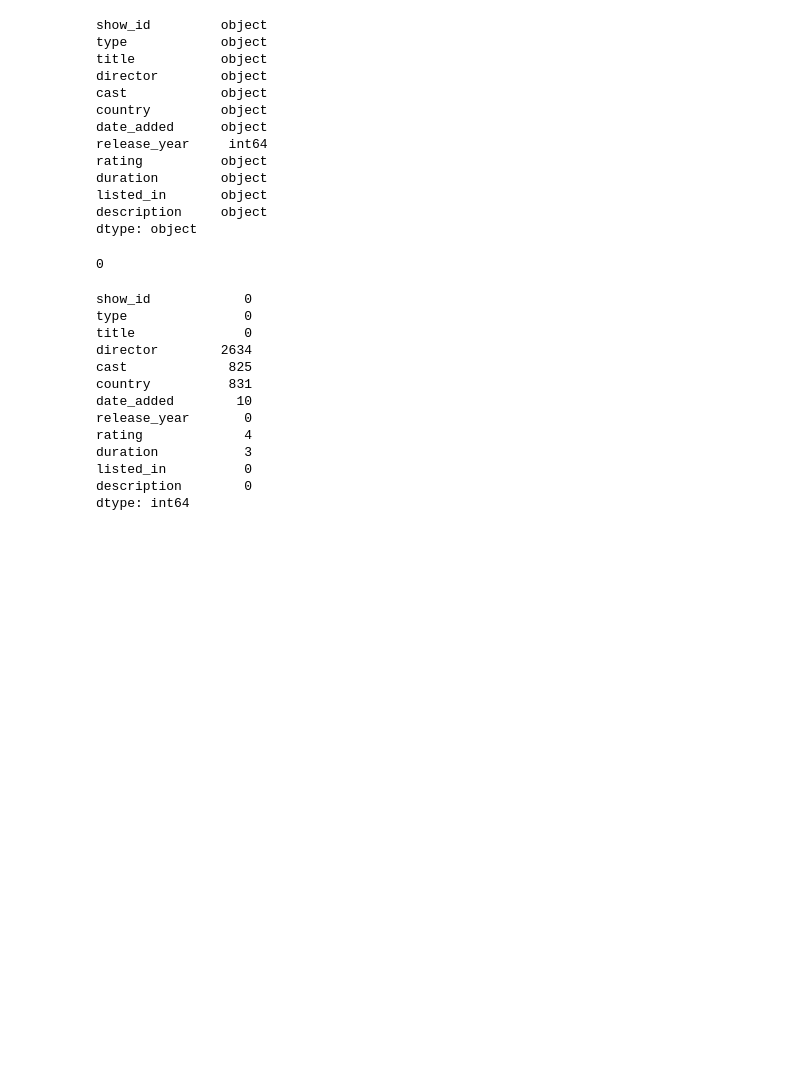
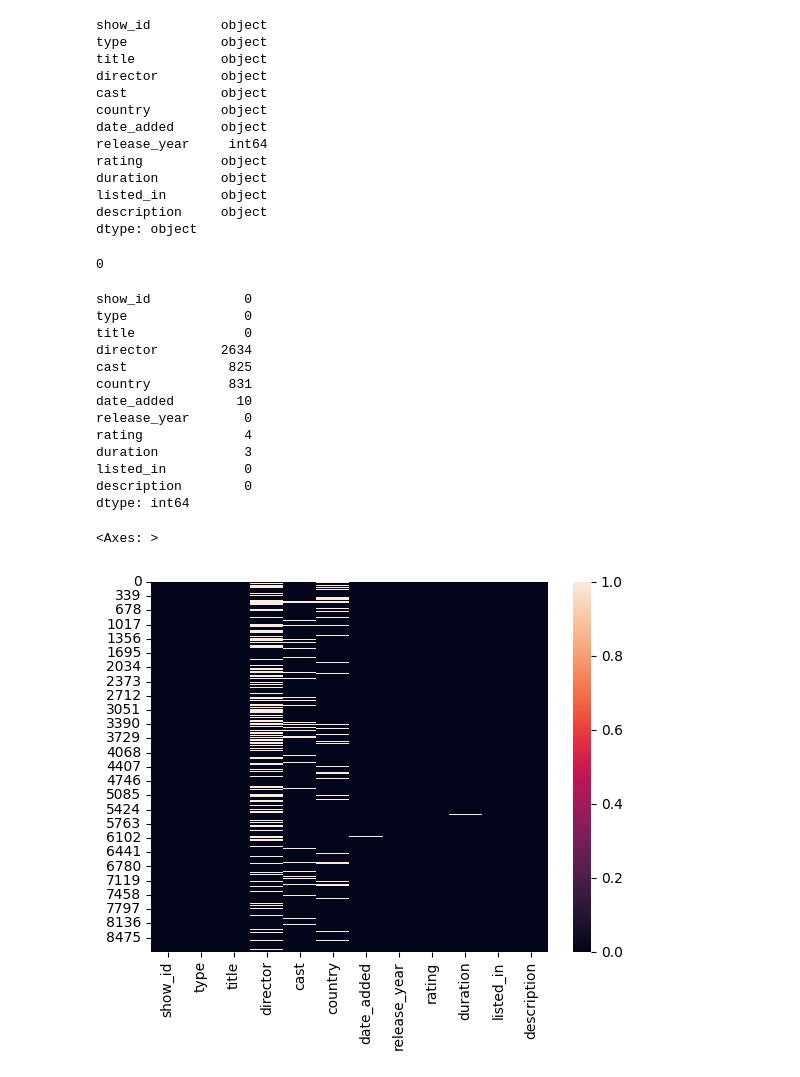
Before and after one commit to NavyaKiran/NetflixDataAnalysis, a Jupyter notebook: Netflix_EDA_with_Python.ipynb, the cells around one changed output. Saved outputs shown, nothing was run; the diff lists cells and outputs as text; code cells hidden in the pictures; blank space fills up the shorter version.

```diff
--- a/Netflix_EDA_with_Python.ipynb
+++ b/Netflix_EDA_with_Python.ipynb
@@ -96,3 +96,11 @@ duration           3
 listed_in          0
 description        0
 dtype: int64
+# %%
+#use a heat map to display those null values
+import seaborn as sns
+sns.heatmap(data.isnull())
+#the lines show the null values with 'director' having the greatest number of missing values
+# %% [output]
+<Axes: >
+[figure, added]
```
Also changed, not shown: parts of 2 cells of this notebook.
